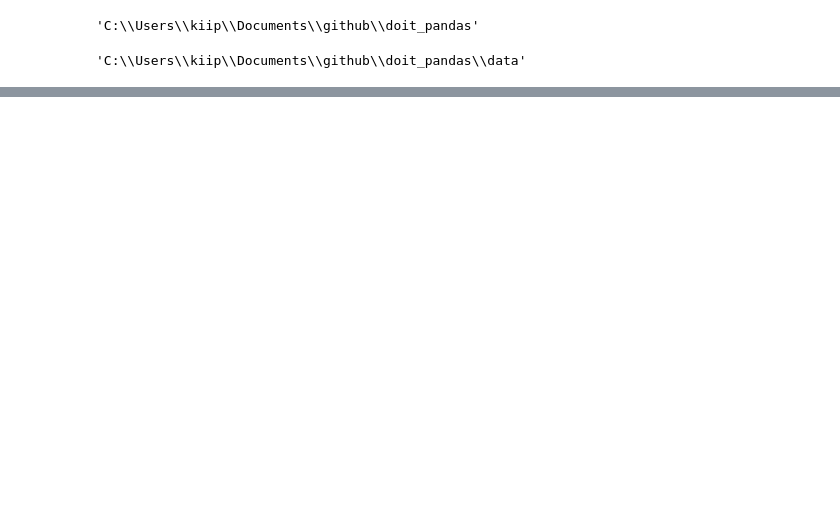
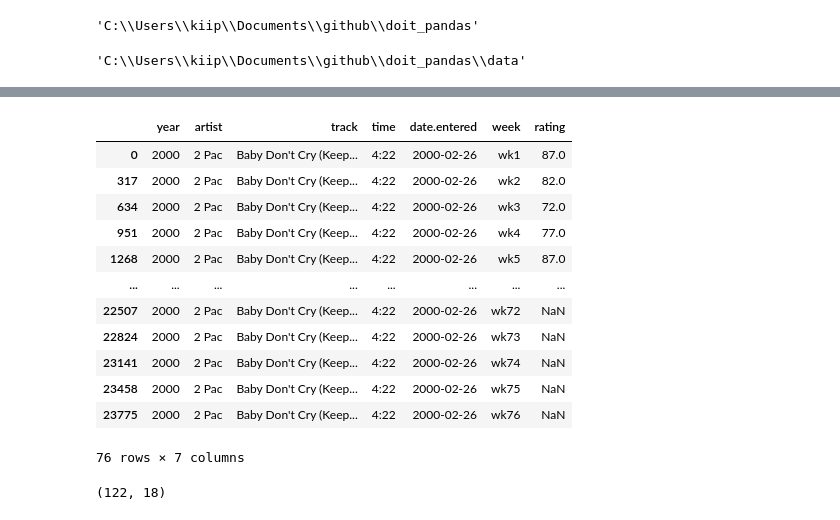
Before and after one commit to jamesbluenote/doit_pandas, a Jupyter notebook: James_pandas_05.ipynb, the cells around one changed output, grey strips where cells are left out. Cells and saved outputs as stored; diff of their text form; code cells hidden in the pictures; blank space fills up the shorter version.

```diff
--- a/James_pandas_05.ipynb
+++ b/James_pandas_05.ipynb
@@ -831,0 +392,16 @@ df[
+# %%
+bill_long.query('artist == "2 Pac"')
+# %% [output]
+|  | year | artist | track | time | date.entered | week | rating |
+| 0 | 2000 | 2 Pac | Baby Don't Cry (Keep... | 4:22 | 2000-02-26 | wk1 | 87.0 |
+| 317 | 2000 | 2 Pac | Baby Don't Cry (Keep... | 4:22 | 2000-02-26 | wk2 | 82.0 |
+| 634 | 2000 | 2 Pac | Baby Don't Cry (Keep... | 4:22 | 2000-02-26 | wk3 | 72.0 |
+| 951 | 2000 | 2 Pac | Baby Don't Cry (Keep... | 4:22 | 2000-02-26 | wk4 | 77.0 |
+| 1268 | 2000 | 2 Pac | Baby Don't Cry (Keep... | 4:22 | 2000-02-26 | wk5 | 87.0 |
+| ... | ... | ... | ... | ... | ... | ... | ... |
+| 22507 | 2000 | 2 Pac | Baby Don't Cry (Keep... | 4:22 | 2000-02-26 | wk72 | NaN |
+| 22824 | 2000 | 2 Pac | Baby Don't Cry (Keep... | 4:22 | 2000-02-26 | wk73 | NaN |
+| 23141 | 2000 | 2 Pac | Baby Don't Cry (Keep... | 4:22 | 2000-02-26 | wk74 | NaN |
+| 23458 | 2000 | 2 Pac | Baby Don't Cry (Keep... | 4:22 | 2000-02-26 | wk75 | NaN |
+| 23775 | 2000 | 2 Pac | Baby Don't Cry (Keep... | 4:22 | 2000-02-26 | wk76 | NaN |
+76 rows × 7 columns
@@ -831,0 +410,5 @@ df[
+# %%
+ebola = ebola_raw.copy()
+ebola.shape
+# %% [output]
+(122, 18)
```
Also changed, not shown: parts of 112 cells of this notebook, 1 other file.
